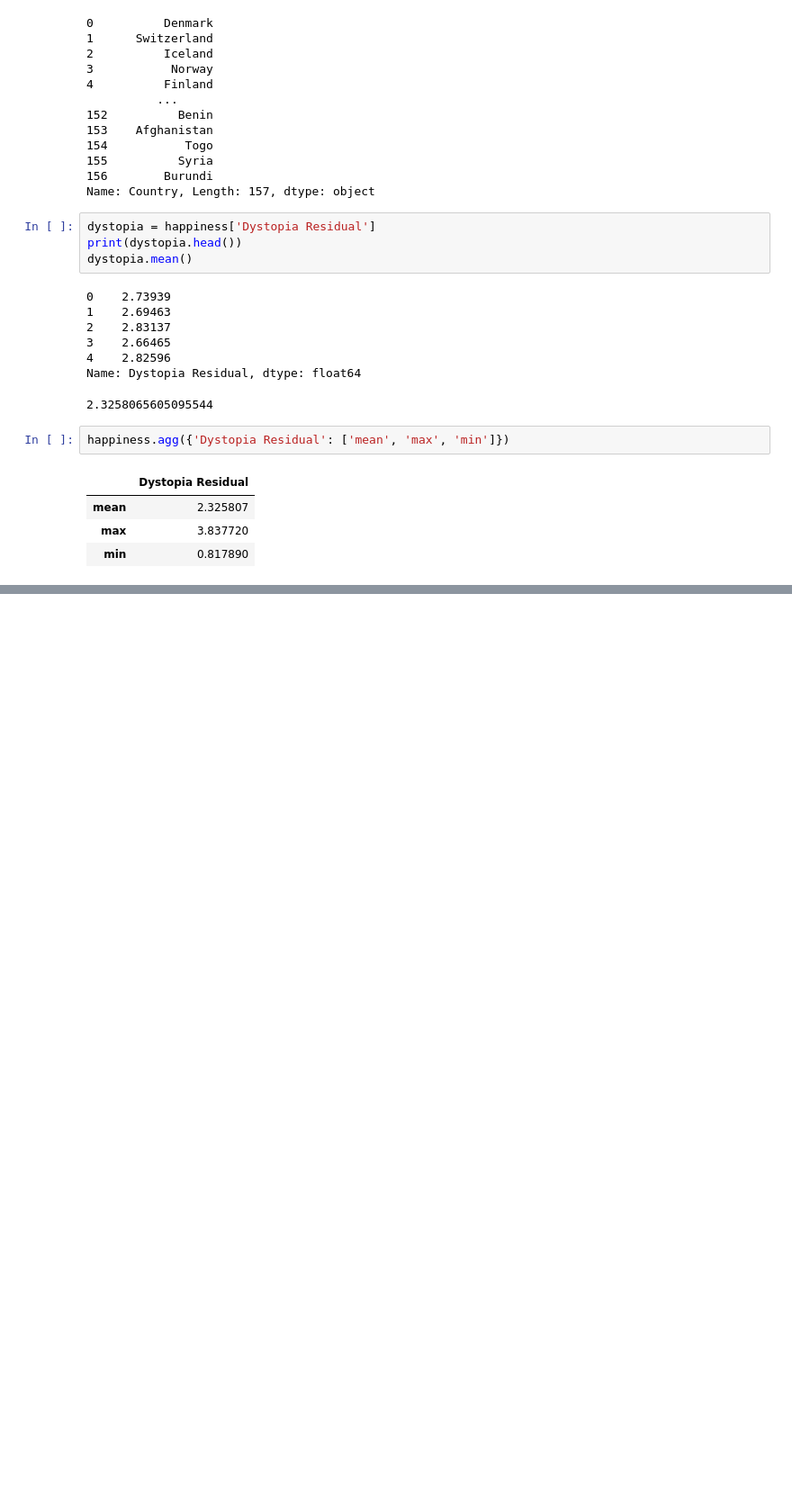
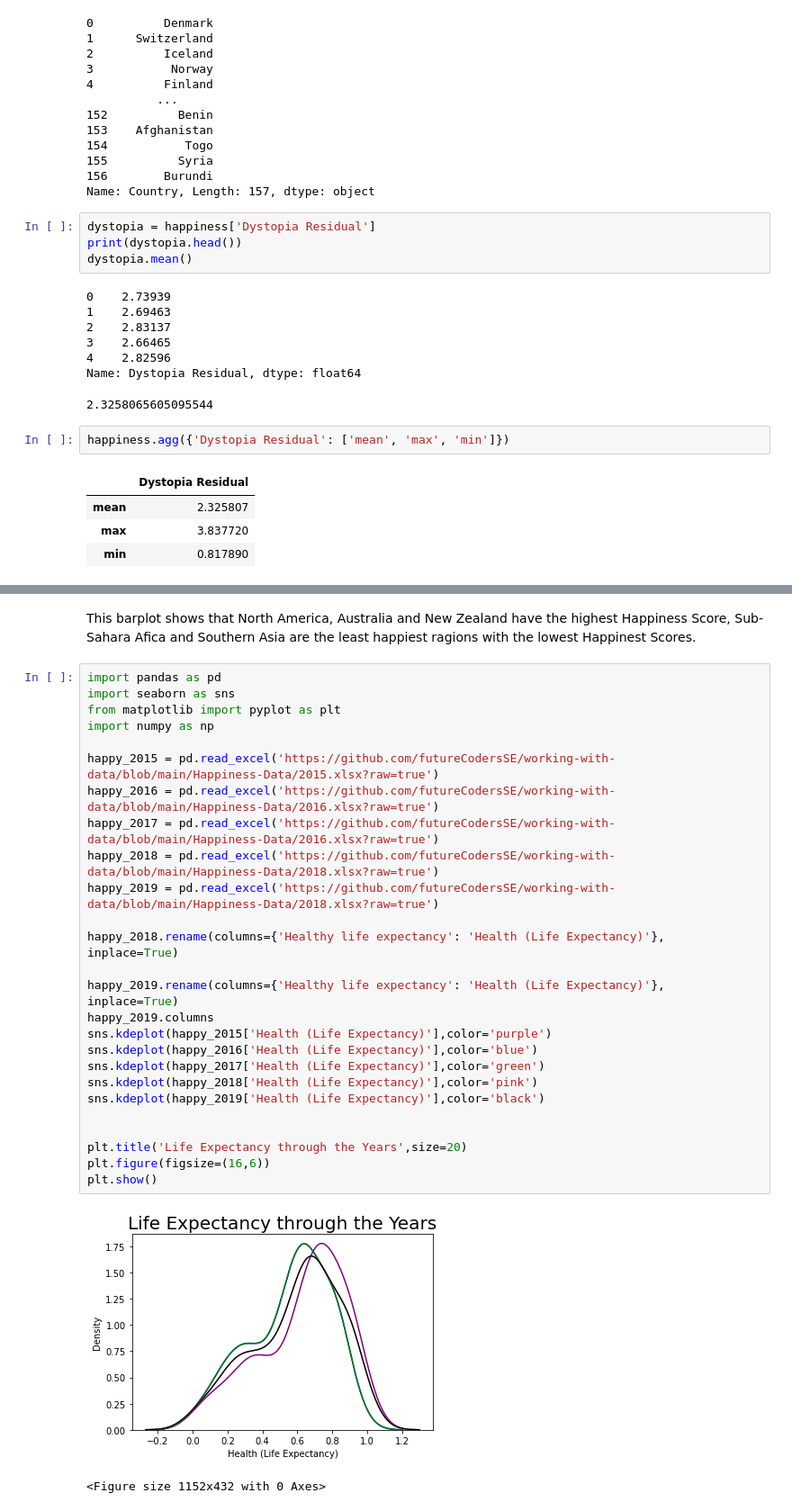
Before and after one commit to Jojomaque/Portfolio, a Jupyter notebook: JojoHow_happy_is_the_world.ipynb, the cells around one changed output, grey strips where cells are left out. Shown: that part at 90% size. Drawn from its saved outputs; the diff is of its cells as text; blank space fills up the shorter version.

```diff
--- a/JojoHow_happy_is_the_world.ipynb
+++ b/JojoHow_happy_is_the_world.ipynb
@@ -320,0 +343,31 @@ dtype: int64
+# %% [markdown]
+This barplot shows that North America, Australia and New Zealand have the highest Happiness Score, Sub-Sahara Afica and Southern Asia are the least happiest ragions with the lowest Happinest Scores.
+# %%
+import pandas as pd
+import seaborn as sns
+from matplotlib import pyplot as plt
+import numpy as np
+
+happy_2015 = pd.read_excel('https://github.com/futureCodersSE/working-with-data/blob/main/Happiness-Data/2015.xlsx?raw=true')
+happy_2016 = pd.read_excel('https://github.com/futureCodersSE/working-with-data/blob/main/Happiness-Data/2016.xlsx?raw=true')
+happy_2017 = pd.read_excel('https://github.com/futureCodersSE/working-with-data/blob/main/Happiness-Data/2016.xlsx?raw=true')
+happy_2018 = pd.read_excel('https://github.com/futureCodersSE/working-with-data/blob/main/Happiness-Data/2018.xlsx?raw=true')
+happy_2019 = pd.read_excel('https://github.com/futureCodersSE/working-with-data/blob/main/Happiness-Data/2018.xlsx?raw=true')
+
+happy_2018.rename(columns={'Healthy life expectancy': 'Health (Life Expectancy)'}, inplace=True)
+
+happy_2019.rename(columns={'Healthy life expectancy': 'Health (Life Expectancy)'}, inplace=True)
+happy_2019.columns
+sns.kdeplot(happy_2015['Health (Life Expectancy)'],color='purple')
+sns.kdeplot(happy_2016['Health (Life Expectancy)'],color='blue')
+sns.kdeplot(happy_2017['Health (Life Expectancy)'],color='green')
+sns.kdeplot(happy_2018['Health (Life Expectancy)'],color='pink')
+sns.kdeplot(happy_2019['Health (Life Expectancy)'],color='black')
+
+
+plt.title('Life Expectancy through the Years',size=20)
+plt.figure(figsize=(16,6))
+plt.show()
+# %% [output]
+[figure, added]
+<Figure size 1152x432 with 0 Axes>
```
Also changed, not shown: parts of 6 cells of this notebook.
